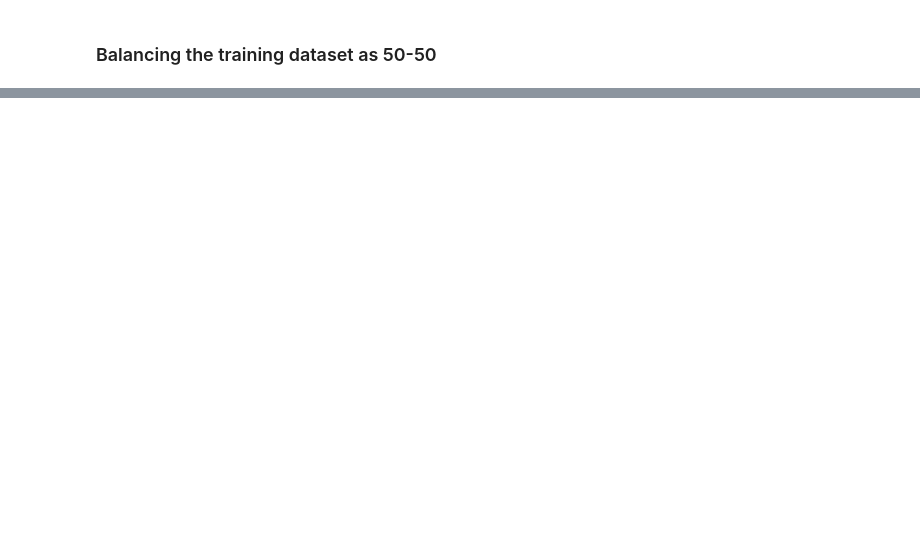
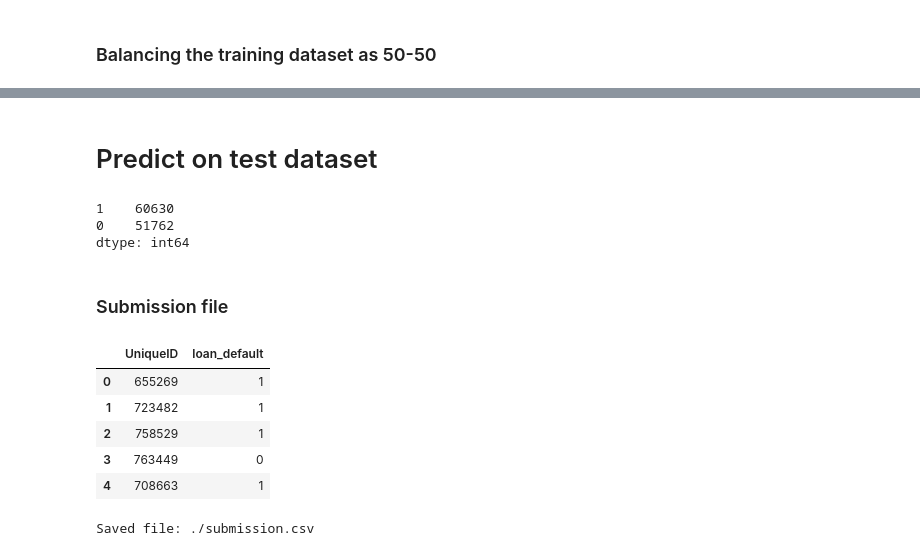
Before and after one commit to ajinkyaathlye/ml_hackathon, a Jupyter notebook: Loan_Default.ipynb, the cells around one changed output, grey strips where cells are left out. Drawn from its saved outputs; the diff is of its cells as text; code cells hidden in the pictures; blank space fills up the shorter version.

```diff
--- a/Loan_Default.ipynb
+++ b/Loan_Default.ipynb
@@ -423,0 +558,10 @@ df_model.rename(index=str, columns={"loan_default": "Target"}, inplace=True)
+# %%
+# applying SMOTE
+
+from imblearn.over_sampling import SMOTE
+
+x_resample, y_resample = SMOTE().fit_sample(df_model.drop('Target',axis=1),df_model['Target'].values.ravel())
+
+# checking the shape of x_resample and y_resample
+print("Shape of x:", x_resample.shape)
+print("Shape of y:", y_resample.shape)
@@ -426 +837,46 @@ df_model.rename(index=str, columns={"loan_default": "Target"}, inplace=True)
+# %% [markdown]
+# Predict on test dataset
+# %%
+# let's predict for the tests set
+
+y_pred_rf = model_rf.predict(test_set)
+y_pred_ada = model_ada.predict(test_set)
+y_pred_xgb = model_xgb.predict(test_set)
+y_pred_lgb = model_lgb.predict(test_set)
+# %%
+print(pd.Series(y_pred_rf).value_counts())
+print(pd.Series(y_pred_ada).value_counts())
+print(pd.Series(y_pred_xgb).value_counts())
+print(pd.Series(y_pred_lgb).value_counts())
+# %% [output]
+1    60630
+0    51762
+dtype: int64
+# %% [markdown]
+### Submission file
+# %%
+#  let's create a submission file
+
+#Create a  DataFrame with the passengers ids and our prediction regarding whether they survived or not
+submission = pd.DataFrame({'UniqueID': test['UniqueID'],'loan_default': y_pred_ada})
+
+#Visualize the first 5 rows
+submission.head()
+# %% [output]
+|  | UniqueID | loan_default |
+| 0 | 655269 | 1 |
+| 1 | 723482 | 1 |
+| 2 | 758529 | 1 |
+| 3 | 763449 | 0 |
+| 4 | 708663 | 1 |
+# %%
+#Convert DataFrame to a csv file that can be uploaded
+#This is saved in the same directory as your notebook
+filename = './submission.csv'
+
+submission.to_csv(filename,index=False)
+
+print('Saved file: ' + filename)
+# %% [output]
+Saved file: ./submission.csv
 # %%
```
Also changed, not shown: parts of 60 cells of this notebook.
